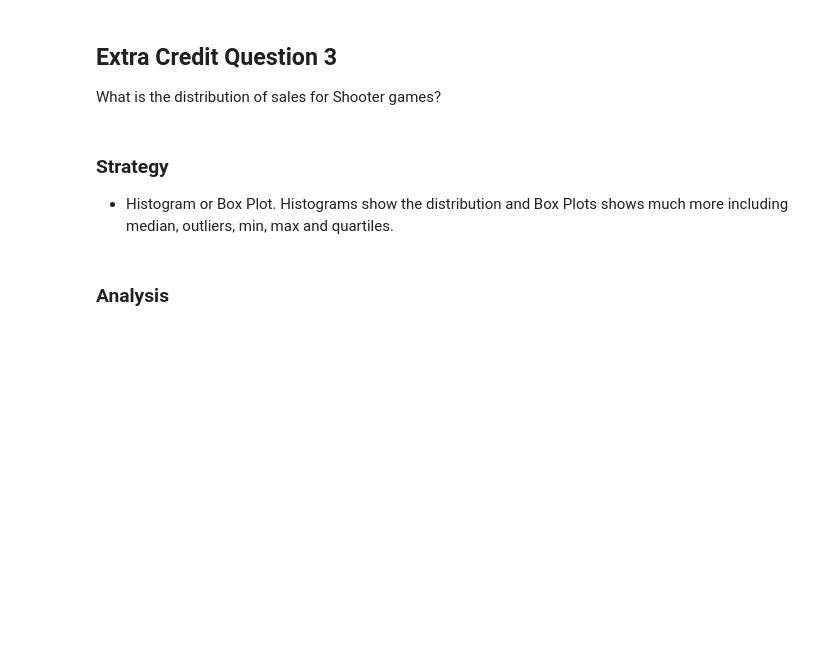
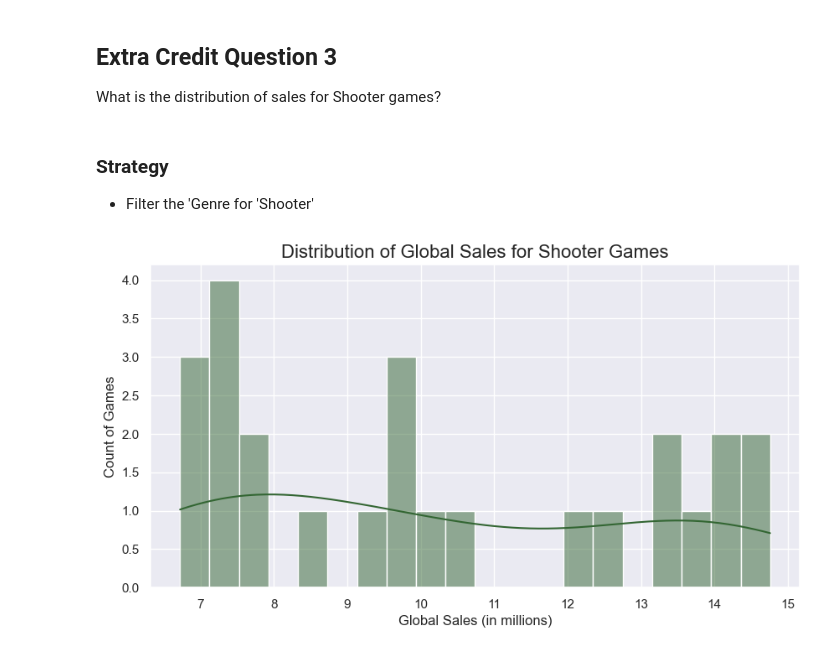
Before and after one commit to dtoshm/data_project_six, a Jupyter notebook: game_sales_analysis.ipynb, the cells around one changed output. Cells and saved outputs as stored; diff of their text form; code cells hidden in the pictures; blank space fills up the shorter version.

```diff
--- a/game_sales_analysis.ipynb
+++ b/game_sales_analysis.ipynb
@@ -254,6 +254,3 @@ Playstation has 27.1% of the global sales. I chose a Pie Chart are they are grea
 # %% [markdown]
 ## Extra Credit Question 3
 What is the distribution of sales for Shooter games?
-# %% [markdown]
-### Strategy
-- Histogram or Box Plot. Histograms show the distribution and Box Plots shows much more including median, outliers, min, max and quartiles.
@@ -262,2 +257,16 @@ What is the distribution of sales for Shooter games?
-# %% [markdown]
-### Analysis
+# %% [markdown]
+### Strategy
+- Filter the 'Genre for 'Shooter'
+# %%
+# Calculation
+shooter_games = games[games['Genre'] == 'Shooter']
+
+# Chart
+plt.figure(figsize=(10, 5))
+sns.histplot(data=shooter_games, x='Global_Sales', bins=20, kde=True, color='#336633')
+plt.title('Distribution of Global Sales for Shooter Games', fontsize=16)
+plt.xlabel('Global Sales (in millions)', fontsize=12)
+plt.ylabel('Count of Games', fontsize=12)
+plt.show()
+# %% [output]
+[figure, added]
```
Also changed, not shown: parts of 5 cells of this notebook.
